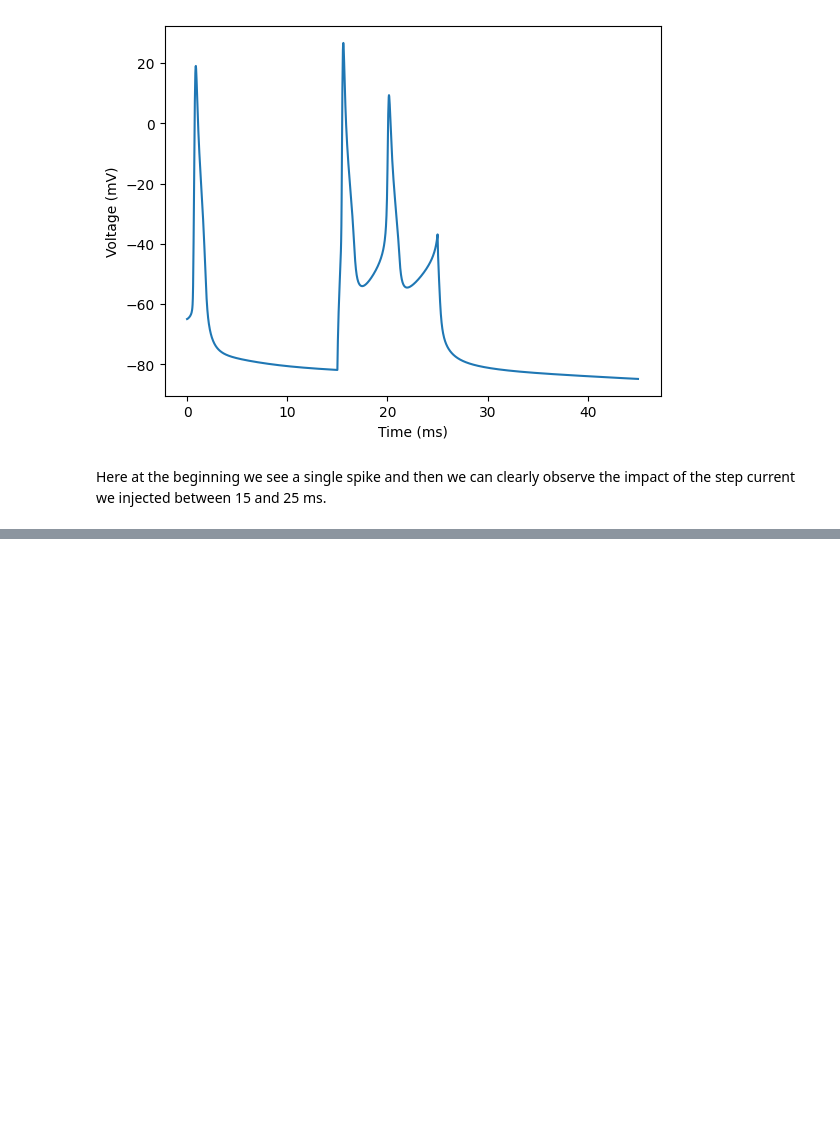
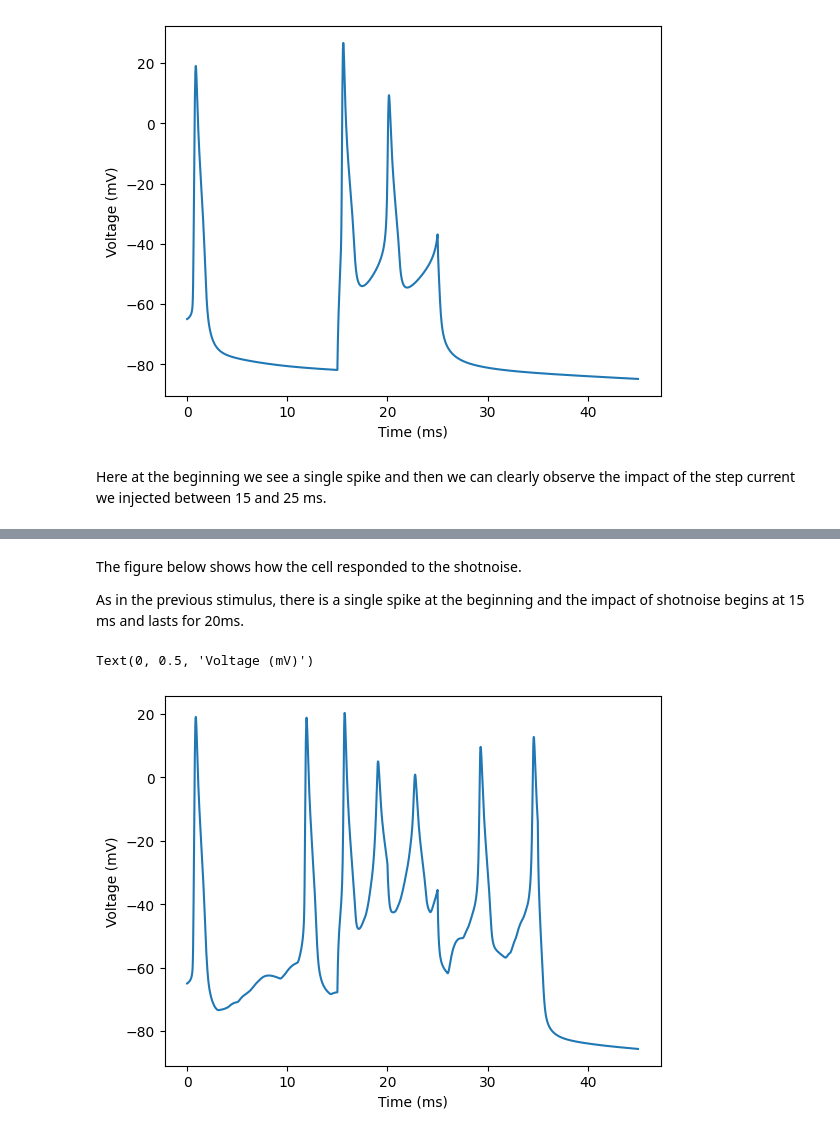
Before and after one commit to BlueBrain/BlueCelluLab, a Jupyter notebook: examples/singlecell/singlecell.ipynb, the cells around one changed output, grey strips where cells are left out. Cells and saved outputs as stored; diff of their text form; code cells hidden in the pictures; blank space fills up the shorter version.

```diff
--- a/examples/singlecell/singlecell.ipynb
+++ b/examples/singlecell/singlecell.ipynb
@@ -130,0 +177,14 @@ Here at the beginning we see a single spike and then we can clearly observe the
+# %%
+sim.run(45, cvode=False)
+time, voltage = cell.get_time(), cell.get_soma_voltage()
+# %% [markdown]
+The figure below shows how the cell responded to the shotnoise.
+
+As in the previous stimulus, there is a single spike at the beginning and the impact of shotnoise begins at 15 ms and lasts for 20ms.
+# %%
+plt.plot(time, voltage)
+plt.xlabel("Time (ms)")
+plt.ylabel("Voltage (mV)")
+# %% [output]
+Text(0, 0.5, 'Voltage (mV)')
+[figure, added]
```
Also changed, not shown: parts of 12 cells of this notebook.
